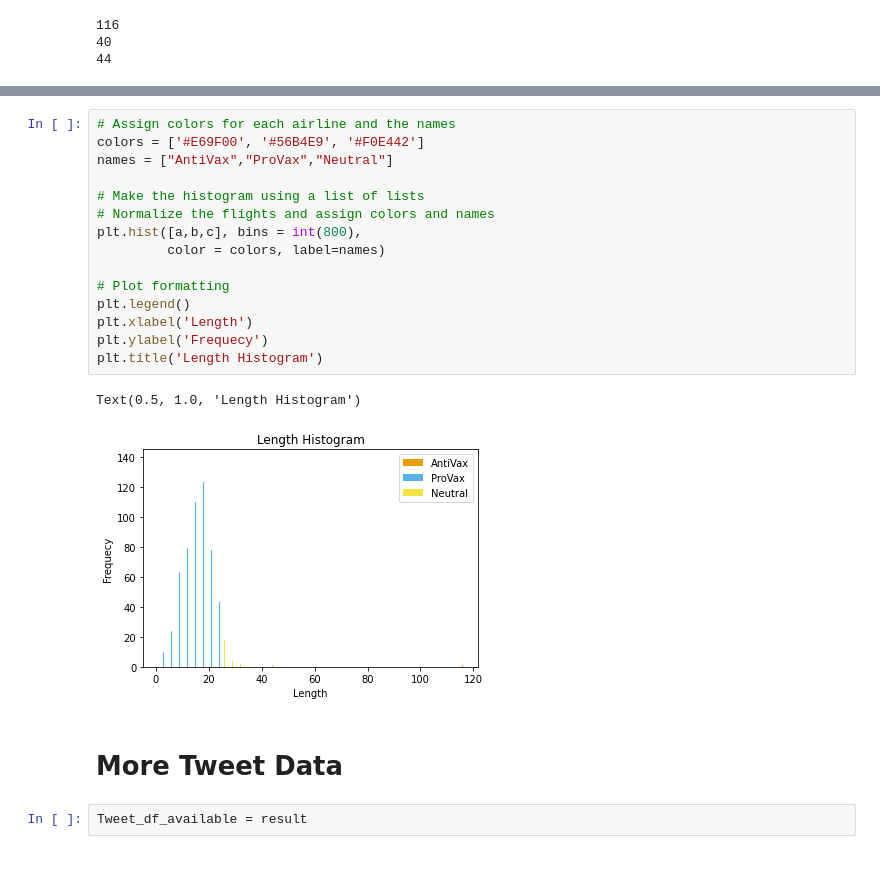
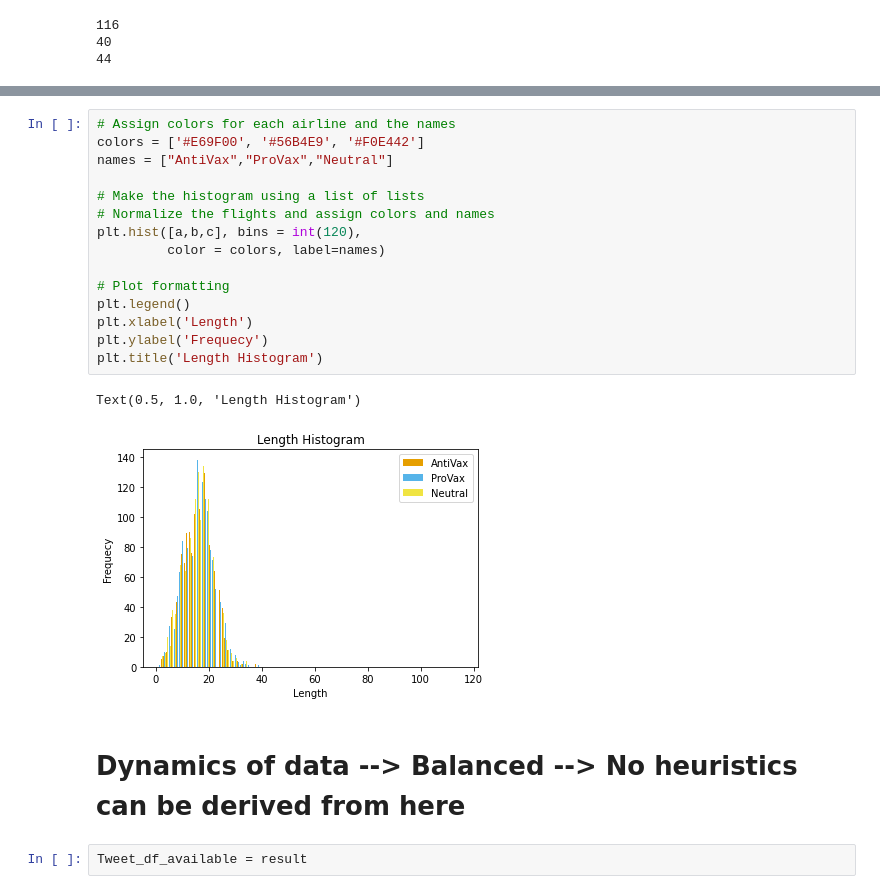
Before and after one commit to shivangibithel/IRMiDis_Task2, a Jupyter notebook: Muller's_Data_Exploration.ipynb, the cells around one changed output, grey strips where cells are left out. Cells and saved outputs as stored; diff of their text form; blank space fills up the shorter version.

```diff
--- a/Muller's_Data_Exploration.ipynb
+++ b/Muller's_Data_Exploration.ipynb
@@ -291,22 +291,22 @@ plt.show()
 # %%
 # Assign colors for each airline and the names
 colors = ['#E69F00', '#56B4E9', '#F0E442']
 names = ["AntiVax","ProVax","Neutral"]
 
 # Make the histogram using a list of lists
 # Normalize the flights and assign colors and names
-plt.hist([a,b,c], bins = int(800),
+plt.hist([a,b,c], bins = int(120),
          color = colors, label=names)
 
 # Plot formatting
 plt.legend()
 plt.xlabel('Length')
 plt.ylabel('Frequecy')
 plt.title('Length Histogram')
 # %% [output]
 Text(0.5, 1.0, 'Length Histogram')
-[figure, old version]
+[figure, new version]
-# %% [markdown]
-# More Tweet Data
+# %% [markdown]
+# Dynamics of data  --> Balanced --> No heuristics can be derived from here
 # %%
 Tweet_df_available = result
```
Also changed, not shown: parts of 15 cells of this notebook.
